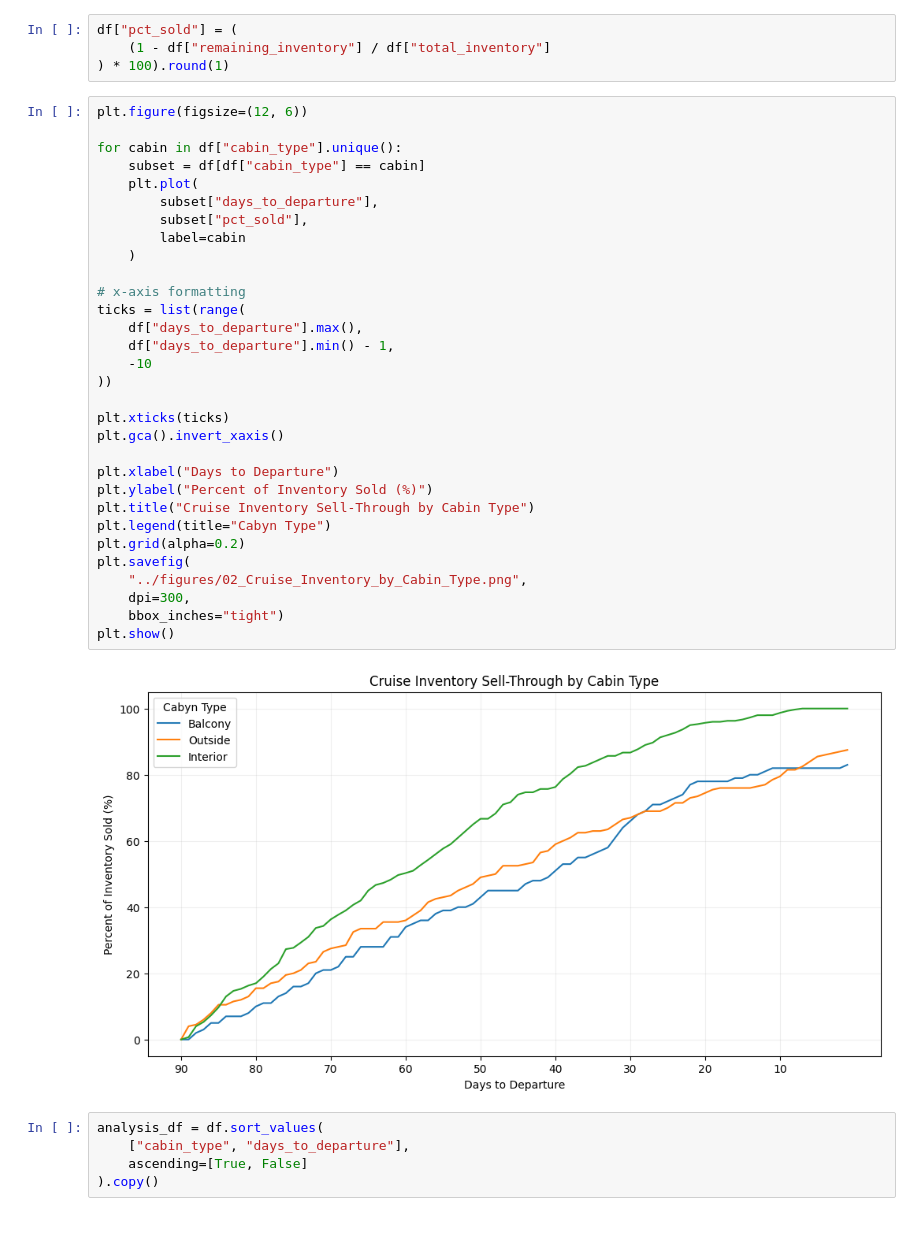
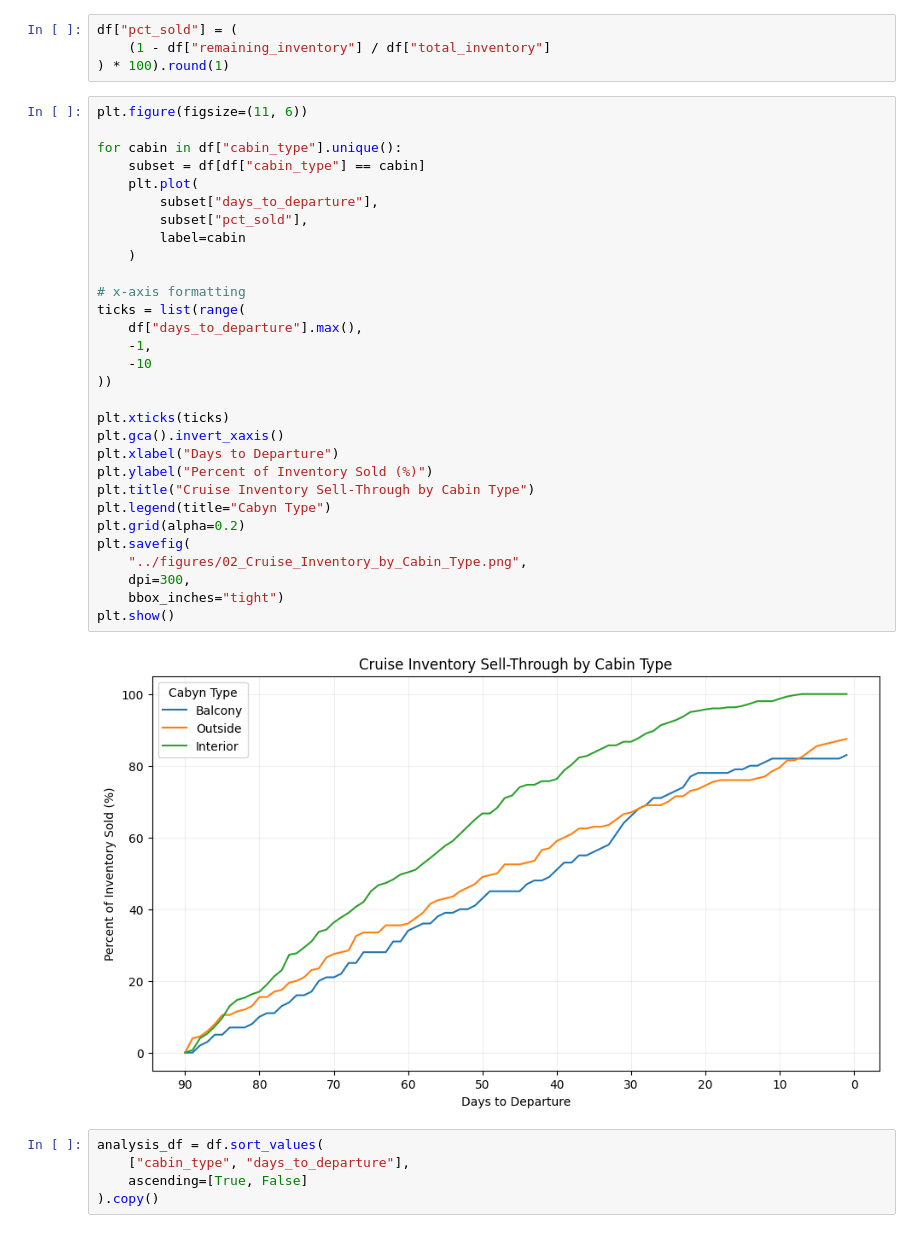
Before and after one commit to akioazevedo/cruise-revenue-management, a Jupyter notebook: notebooks/02_synthetic_data_generation.ipynb, the cells around one changed output. Saved outputs shown, nothing was run; the diff lists cells and outputs as text.

```diff
--- a/notebooks/02_synthetic_data_generation.ipynb
+++ b/notebooks/02_synthetic_data_generation.ipynb
@@ -225,38 +210,37 @@ df["pct_sold"] = (
     (1 - df["remaining_inventory"] / df["total_inventory"]
 ) * 100).round(1)
 # %%
-plt.figure(figsize=(12, 6))
+plt.figure(figsize=(11, 6))
 
 for cabin in df["cabin_type"].unique():
     subset = df[df["cabin_type"] == cabin]
     plt.plot(
         subset["days_to_departure"],
         subset["pct_sold"],
         label=cabin
     )
 
 # x-axis formatting
 ticks = list(range(
     df["days_to_departure"].max(),
-    df["days_to_departure"].min() - 1,
+    -1,
     -10
 ))
 
 plt.xticks(ticks)
 plt.gca().invert_xaxis()
-
 plt.xlabel("Days to Departure")
 plt.ylabel("Percent of Inventory Sold (%)")
 plt.title("Cruise Inventory Sell-Through by Cabin Type")
 plt.legend(title="Cabyn Type")
 plt.grid(alpha=0.2)
 plt.savefig(
     "../figures/02_Cruise_Inventory_by_Cabin_Type.png",
     dpi=300,
     bbox_inches="tight")
 plt.show()
 # %% [output]
-[figure, old version]
+[figure, new version]
 # %%
 analysis_df = df.sort_values(
     ["cabin_type", "days_to_departure"],
```
Also changed, not shown: parts of 3 cells of this notebook, 5 other files.
